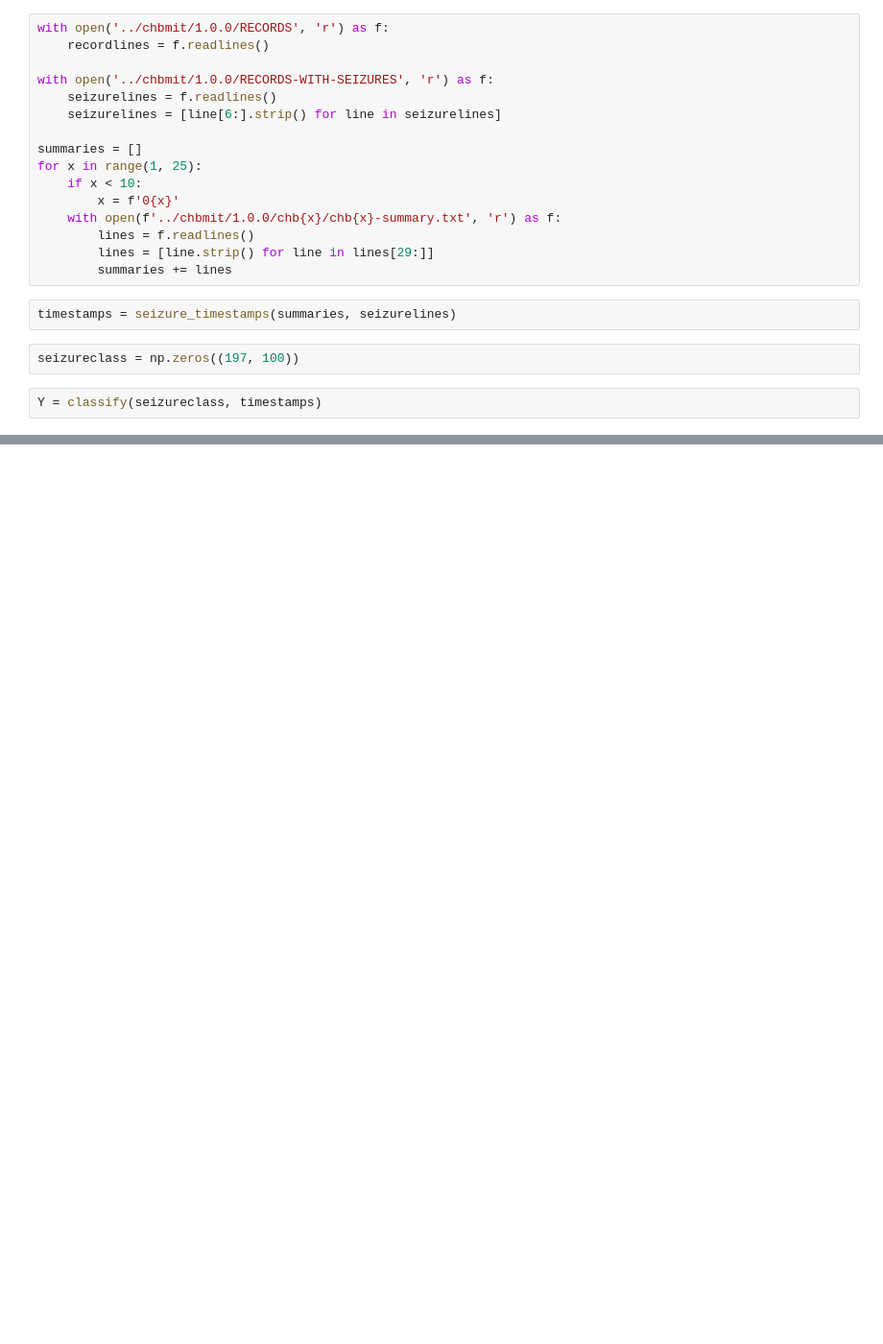
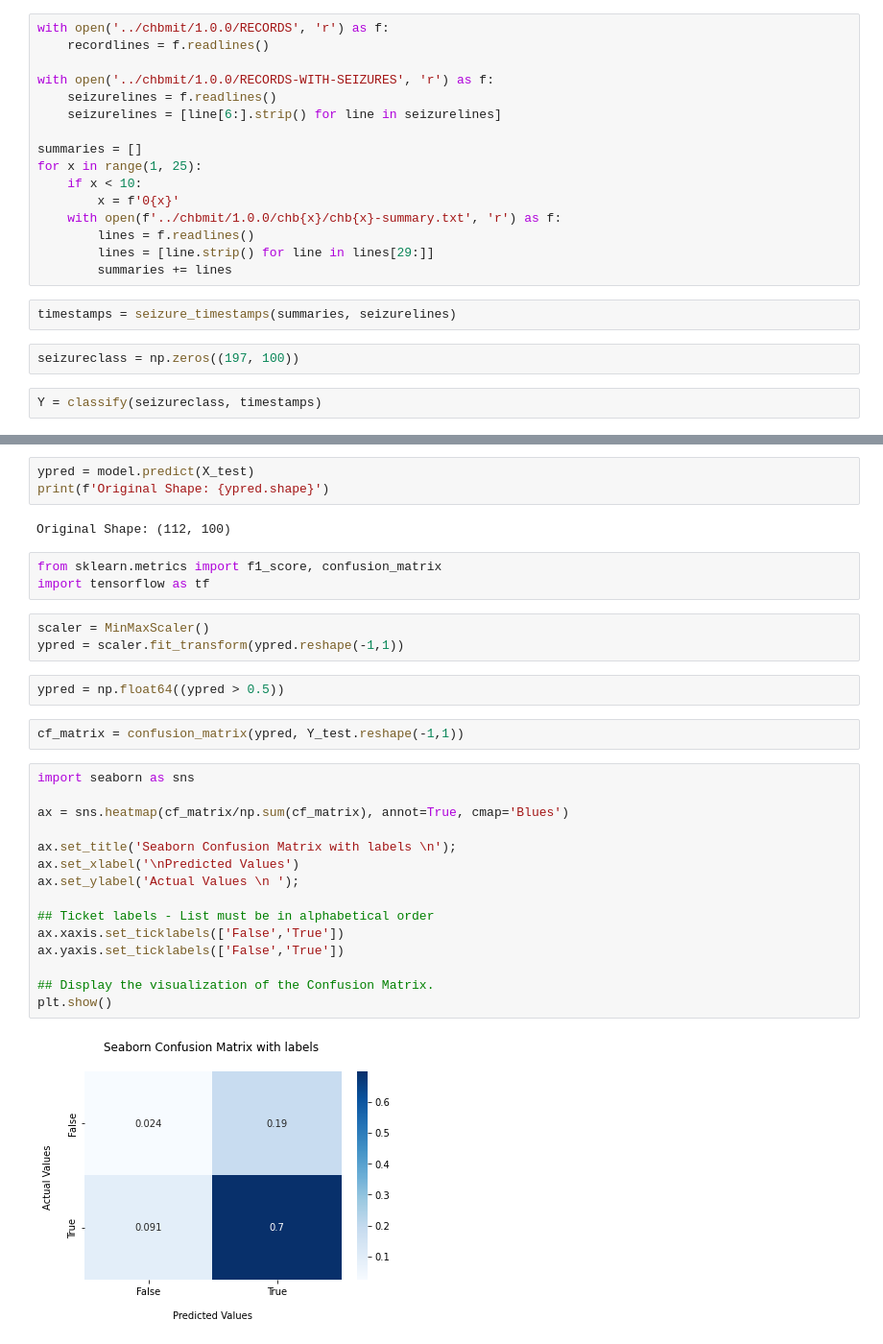
Before and after one commit to YVSemlani/Minimal-Data-Seizure-Detection, a Jupyter notebook: RNN.ipynb, the cells around one changed output, grey strips where cells are left out. Shown at 96% size. Cells and saved outputs as stored; diff of their text form; blank space fills up the shorter version.

```diff
--- a/RNN.ipynb
+++ b/RNN.ipynb
@@ -54,0 +110,32 @@ print(f'Logits Shape: {X.shape}, Labels Shape: {Y.shape}')
+# %%
+ypred = model.predict(X_test)
+print(f'Original Shape: {ypred.shape}')
+# %% [output]
+Original Shape: (112, 100)
+# %%
+from sklearn.metrics import f1_score, confusion_matrix
+import tensorflow as tf
+# %%
+scaler = MinMaxScaler()
+ypred = scaler.fit_transform(ypred.reshape(-1,1))
+# %%
+ypred = np.float64((ypred > 0.5))
+# %%
+cf_matrix = confusion_matrix(ypred, Y_test.reshape(-1,1))
+# %%
+import seaborn as sns
+
+ax = sns.heatmap(cf_matrix/np.sum(cf_matrix), annot=True, cmap='Blues')
+
+ax.set_title('Seaborn Confusion Matrix with labels \n');
+ax.set_xlabel('\nPredicted Values')
+ax.set_ylabel('Actual Values \n ');
+
+## Ticket labels - List must be in alphabetical order
+ax.xaxis.set_ticklabels(['False','True'])
+ax.yaxis.set_ticklabels(['False','True'])
+
+## Display the visualization of the Confusion Matrix.
+plt.show()
+# %% [output]
+[figure, added]
```
Also changed, not shown: parts of 15 cells of this notebook, 1 other file.
